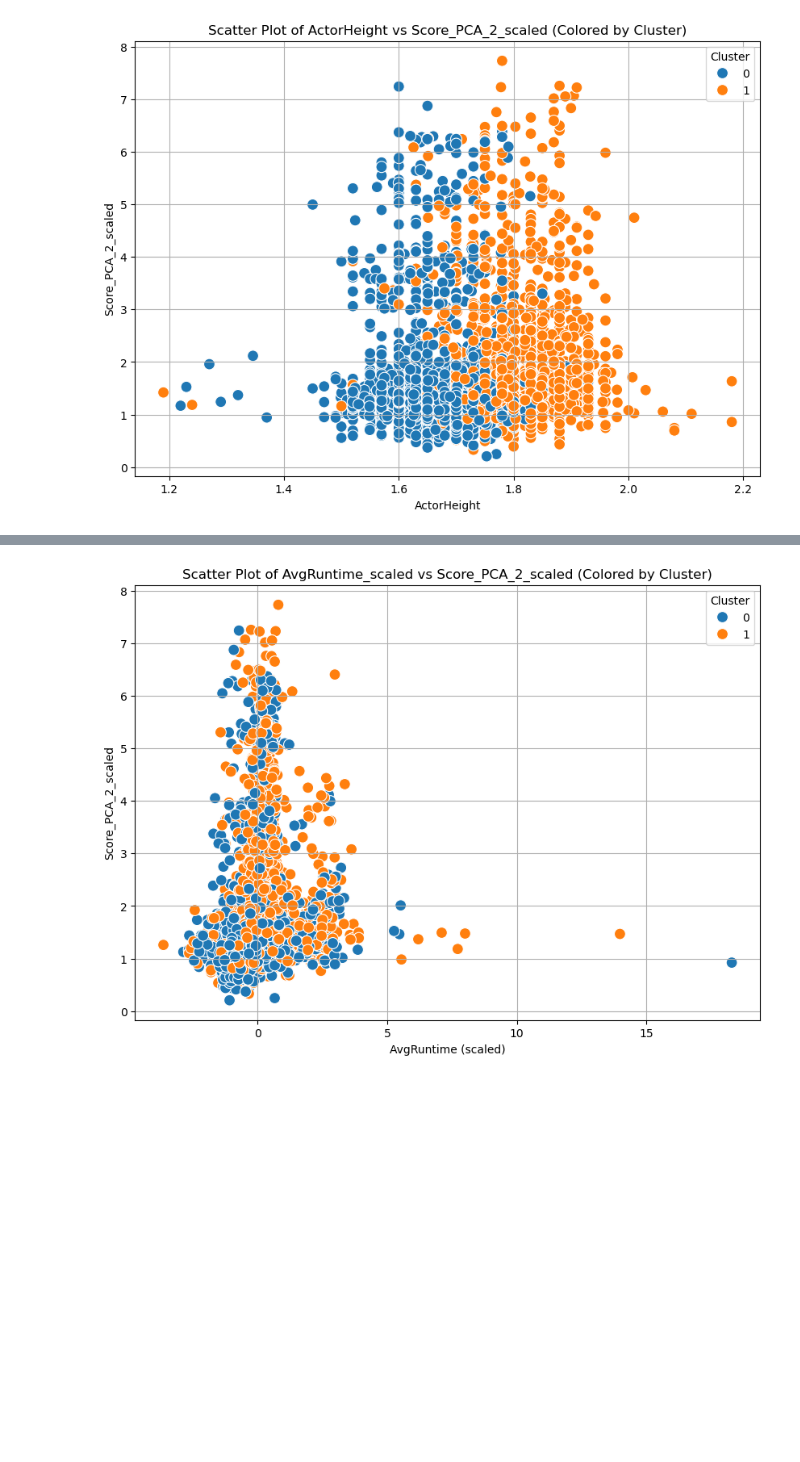
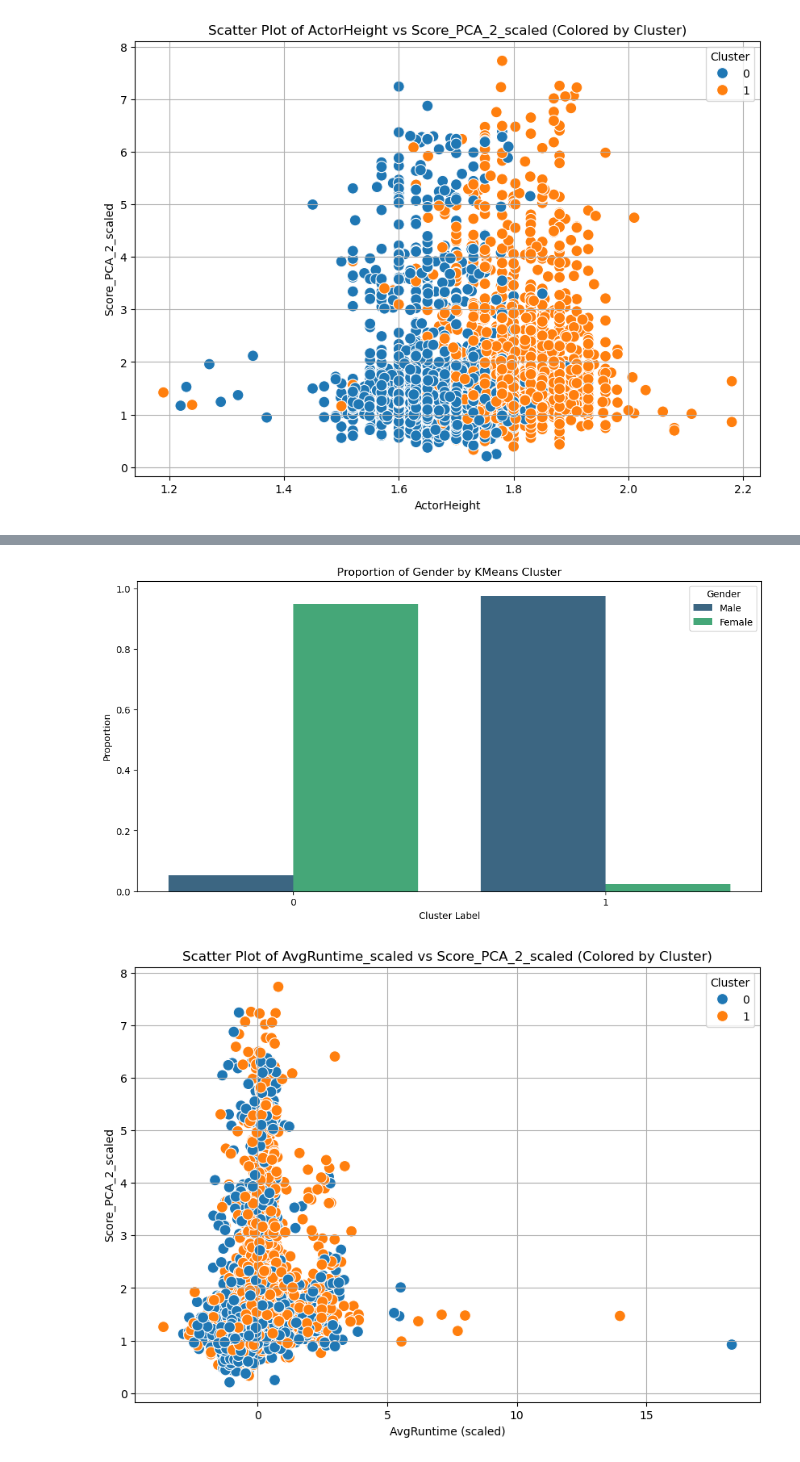
Before and after one commit to epfl-ada/ada-2024-project-arabsdatascientists2024, a Jupyter notebook: hot_encoding_clustering.ipynb, the cells around one changed output, grey strips where cells are left out. Cells and saved outputs as stored; diff of their text form; code cells hidden in the pictures; blank space fills up the shorter version.

```diff
--- a/hot_encoding_clustering.ipynb
+++ b/hot_encoding_clustering.ipynb
@@ -213,3 +291,39 @@ plt.show()
+# %%
+import matplotlib.pyplot as plt
+import seaborn as sns
+import pandas as pd
+
+# Calculate proportions
+gender_cluster_proportions = (
+    hot_encoded2.groupby(['Cluster', 'ActorGender'])
+    .size()
+    .reset_index(name='Count')
+)
+gender_cluster_proportions['Proportion'] = (
+    gender_cluster_proportions.groupby('Cluster')['Count'].transform(lambda x: x / x.sum())
+)
+
+# Map ActorGender for the plot without modifying the dataset
+gender_cluster_proportions['ActorGender'] = gender_cluster_proportions['ActorGender'].map({0: 'Male', 1: 'Female'})
+
+# Plot the proportions
+plt.figure(figsize=(12, 6))
+sns.barplot(
+    data=gender_cluster_proportions,
+    x='Cluster',
+    y='Proportion',
+    hue='ActorGender',
+    palette='viridis'
+)
+
+# Add plot details
+plt.title("Proportion of Gender by KMeans Cluster")
+plt.xlabel("Cluster Label")
+plt.ylabel("Proportion")
+plt.legend(title="Gender")
+plt.show()
+# %% [output]
+[figure, added]
 # %%
 from sklearn.preprocessing import StandardScaler
 import matplotlib.pyplot as plt
```
Also changed, not shown: parts of 9 cells of this notebook, 3 other files.
